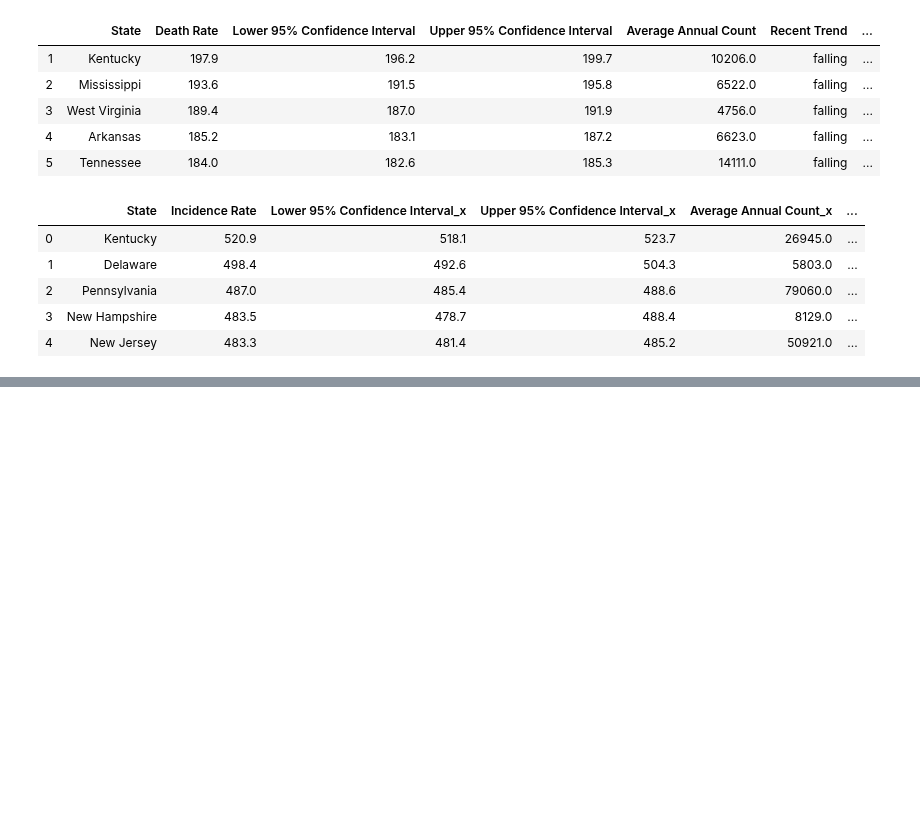
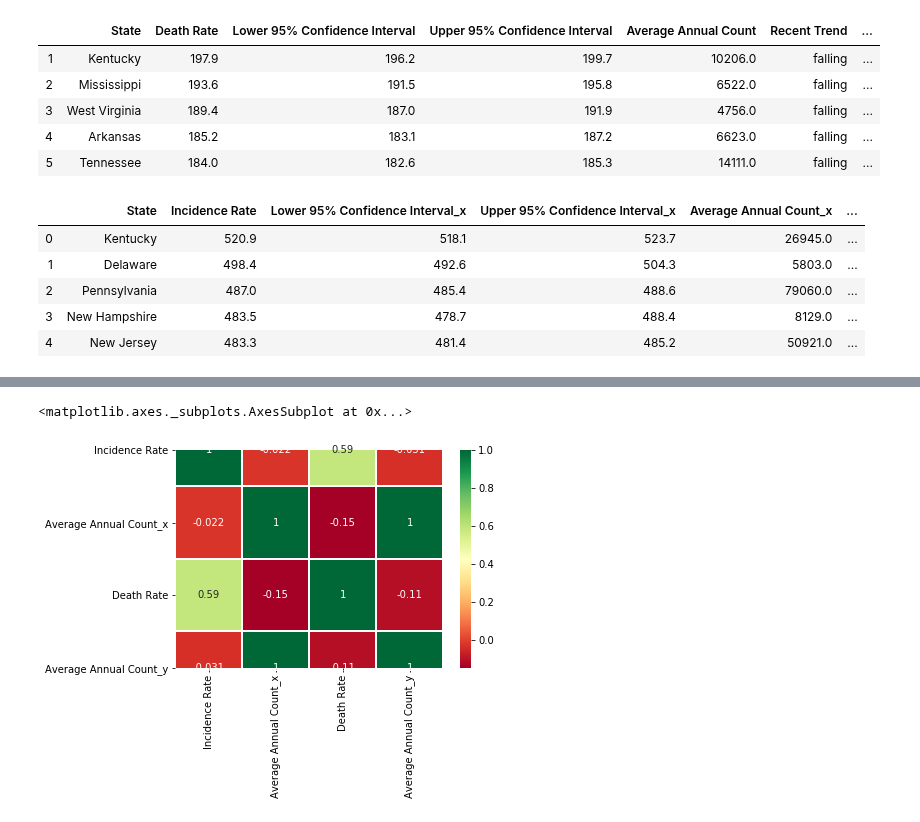
Before and after one commit to settinge/Cancer-and-Nonbiological-Variables, a Jupyter notebook: Statewiseonly.ipynb, the cells around one changed output, grey strips where cells are left out. Cells and saved outputs as stored; diff of their text form; code cells hidden in the pictures; blank space fills up the shorter version.

```diff
--- a/Statewiseonly.ipynb
+++ b/Statewiseonly.ipynb
@@ -127,0 +132,3 @@ export_csv = final_combined_cancer_data.to_csv (r'Resource/final_combined_cancer
+# %%
+pearsoncorr = final_combined_cancer_data.corr(method='pearson')
+pearsoncorr
@@ -127,0 +141,10 @@ export_csv = final_combined_cancer_data.to_csv (r'Resource/final_combined_cancer
+# %%
+sb.heatmap(pearsoncorr,
+            xticklabels=pearsoncorr.columns,
+            yticklabels=pearsoncorr.columns,
+            cmap='RdYlGn',
+            annot=True,
+            linewidth=1.0)
+# %% [output]
+<matplotlib.axes._subplots.AxesSubplot at 0x...>
+[figure, added]
```
Also changed, not shown: parts of 10 cells of this notebook, 1 other file.
